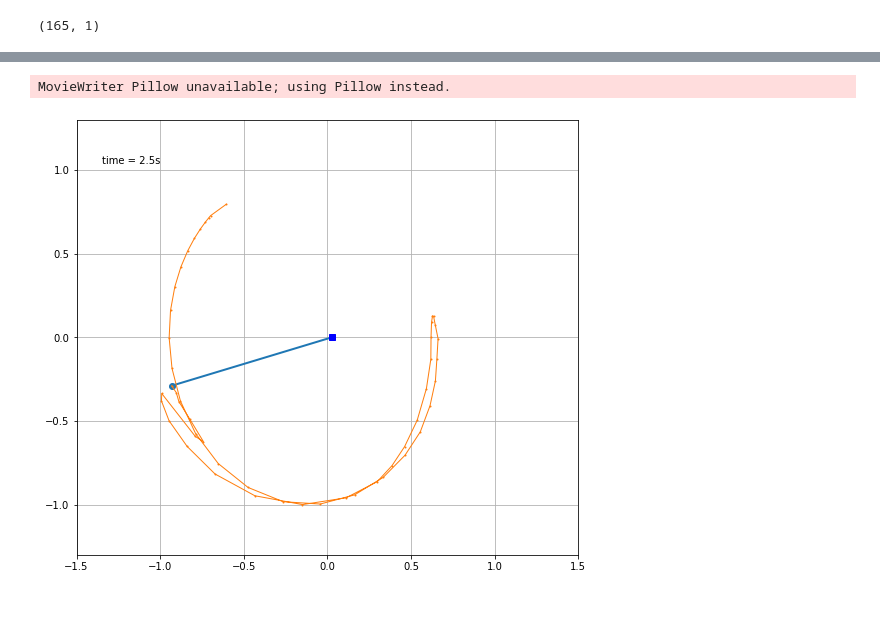
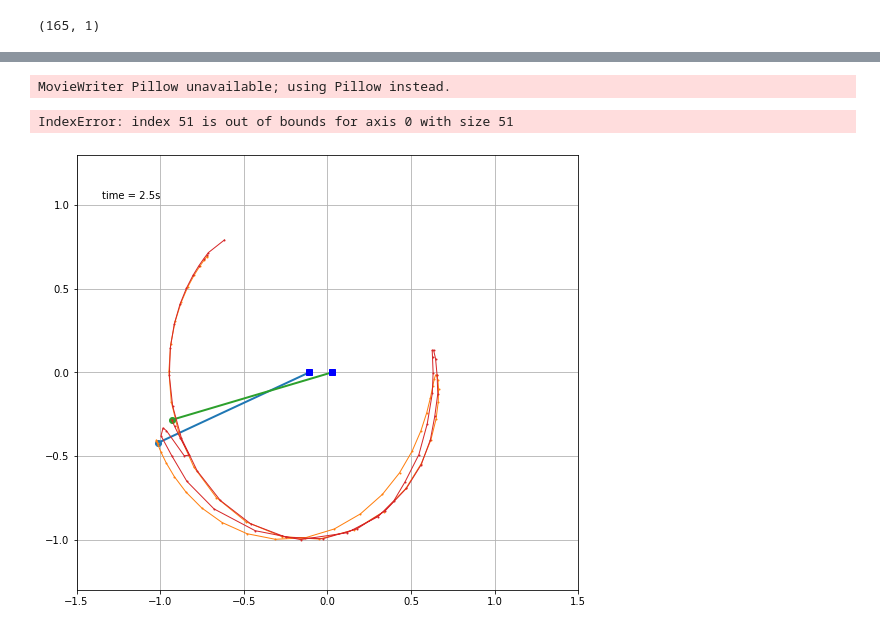
Before and after one commit to LeonieKreis/MovingHorizonEstimation, a Jupyter notebook: code/Pendulum_MHE_v3_1.ipynb, the cells around one changed output, grey strips where cells are left out. Saved outputs shown, nothing was run; the diff lists cells and outputs as text; code cells hidden in the pictures.

```diff
--- a/code/Pendulum_MHE_v3_1.ipynb
+++ b/code/Pendulum_MHE_v3_1.ipynb
@@ -263,8 +268,11 @@ starting (time horizon) loop no.  2
 # %%
-animate_pendulum('../plots/pendulum/mhe.gif',xx)
+#animate_pendulum('../plots/pendulum/mhe.gif',xx)
-# %% [output]
-MovieWriter Pillow unavailable; using Pillow instead.
-[figure, removed]
+# %%
+animatecomparison_pendulum('../plots/pendulum/mhe_comp.gif', Res1,xx)
+# %% [output]
+MovieWriter Pillow unavailable; using Pillow instead.
+IndexError: index 51 is out of bounds for axis 0 with size 51
+[figure, added]
 # %%
 plt.figure(figsize=(10,8))
 plt.title("Comparison of the simulations:")
```
Also changed, not shown: parts of 15 cells of this notebook, 7 other files.
